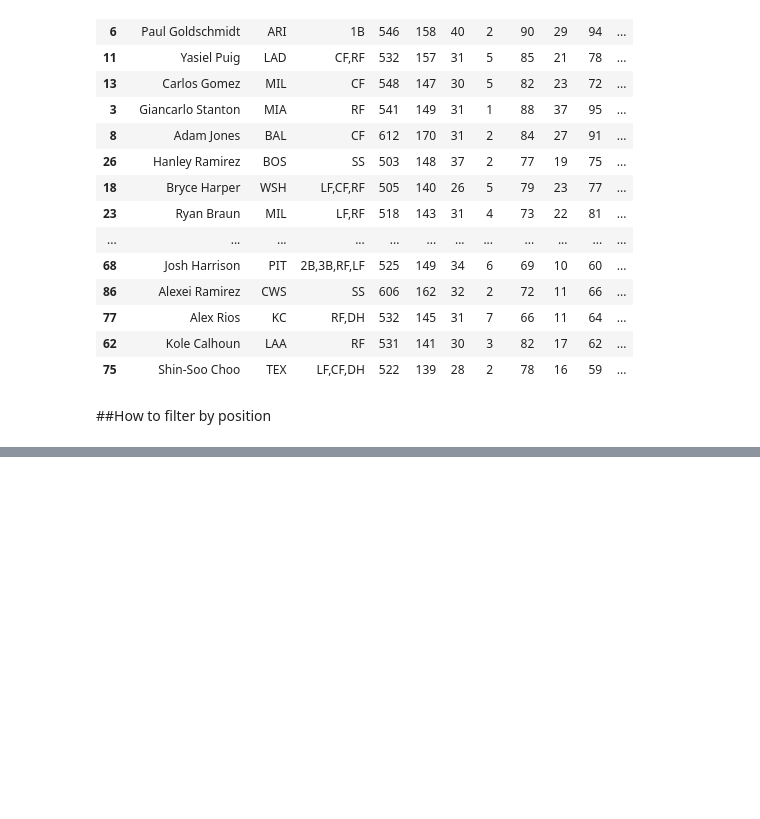
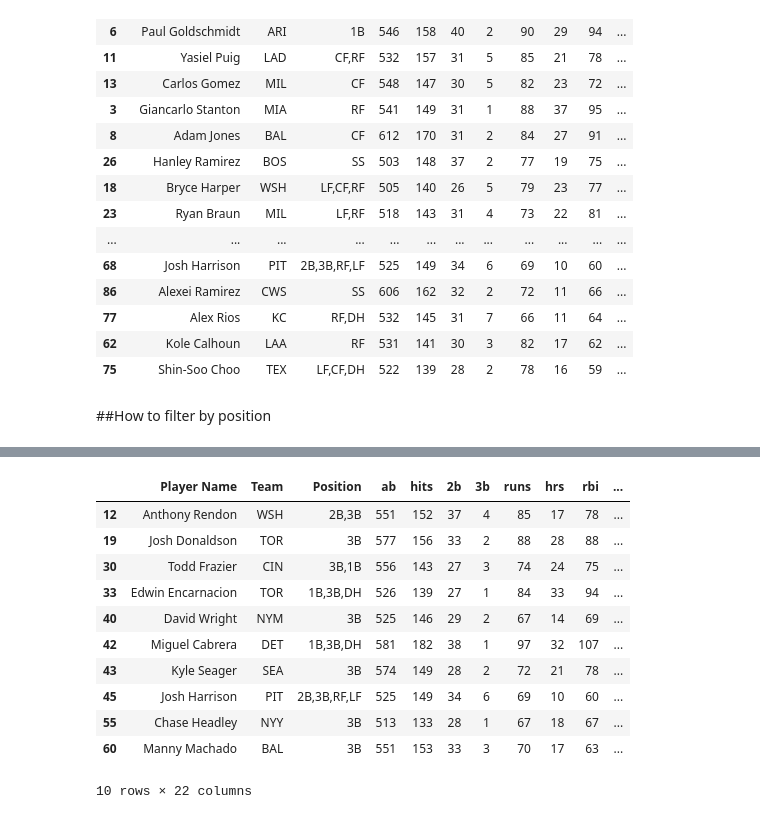
Before and after one commit to eihli/baseball-fantasy-draft, a Jupyter notebook: Simulated-Rankings.ipynb, the cells around one changed output, grey strips where cells are left out. Cells and saved outputs as stored; diff of their text form; code cells hidden in the pictures; blank space fills up the shorter version.

```diff
--- a/Simulated-Rankings.ipynb
+++ b/Simulated-Rankings.ipynb
@@ -55,0 +111,16 @@ center_fielders.head()
+# %%
+b3 = df[df.apply(lambda e: '3B' in e['Position'].split(','), axis=1)]
+b3.head(10)
+# %% [output]
+|  | Player Name | Team | Position | ab | hits | 2b | 3b | runs | hrs | rbi | ... |
+| 12 | Anthony Rendon | WSH | 2B,3B | 551 | 152 | 37 | 4 | 85 | 17 | 78 | ... |
+| 19 | Josh Donaldson | TOR | 3B | 577 | 156 | 33 | 2 | 88 | 28 | 88 | ... |
+| 30 | Todd Frazier | CIN | 3B,1B | 556 | 143 | 27 | 3 | 74 | 24 | 75 | ... |
+| 33 | Edwin Encarnacion | TOR | 1B,3B,DH | 526 | 139 | 27 | 1 | 84 | 33 | 94 | ... |
+| 40 | David Wright | NYM | 3B | 525 | 146 | 29 | 2 | 67 | 14 | 69 | ... |
+| 42 | Miguel Cabrera | DET | 1B,3B,DH | 581 | 182 | 38 | 1 | 97 | 32 | 107 | ... |
+| 43 | Kyle Seager | SEA | 3B | 574 | 149 | 28 | 2 | 72 | 21 | 78 | ... |
+| 45 | Josh Harrison | PIT | 2B,3B,RF,LF | 525 | 149 | 34 | 6 | 69 | 10 | 60 | ... |
+| 55 | Chase Headley | NYY | 3B | 513 | 133 | 28 | 1 | 67 | 18 | 67 | ... |
+| 60 | Manny Machado | BAL | 3B | 551 | 153 | 33 | 3 | 70 | 17 | 63 | ... |
+10 rows × 22 columns
```
Also changed, not shown: parts of 9 cells of this notebook, 2 other files.
